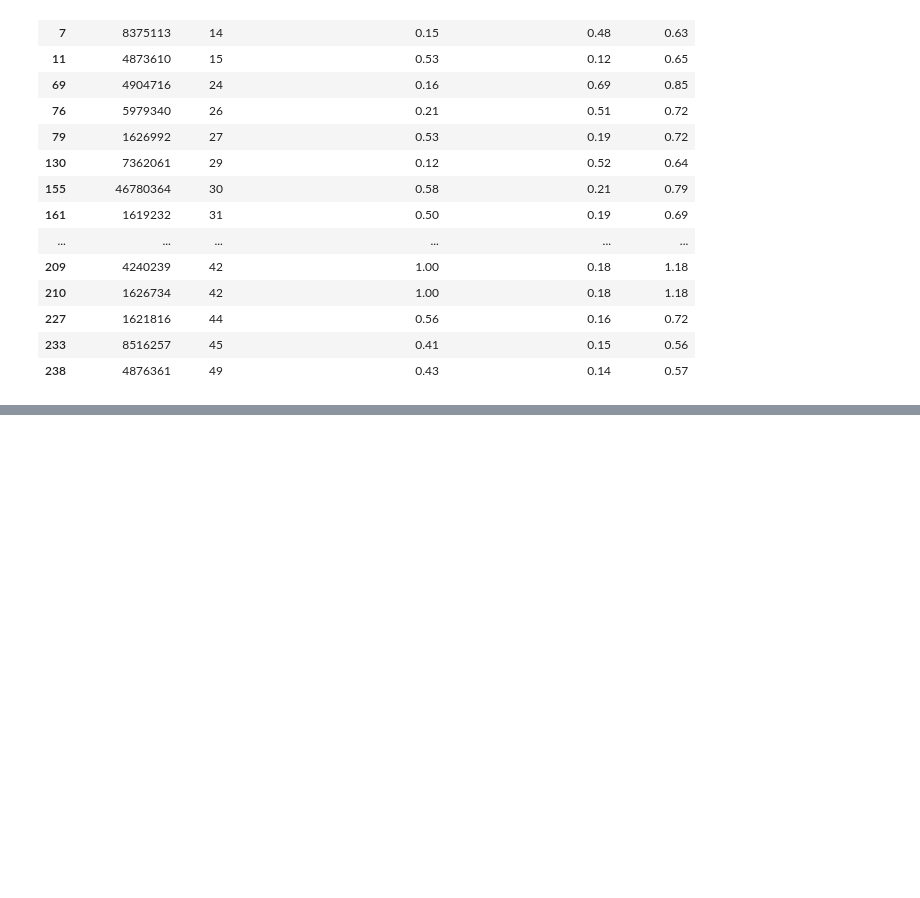
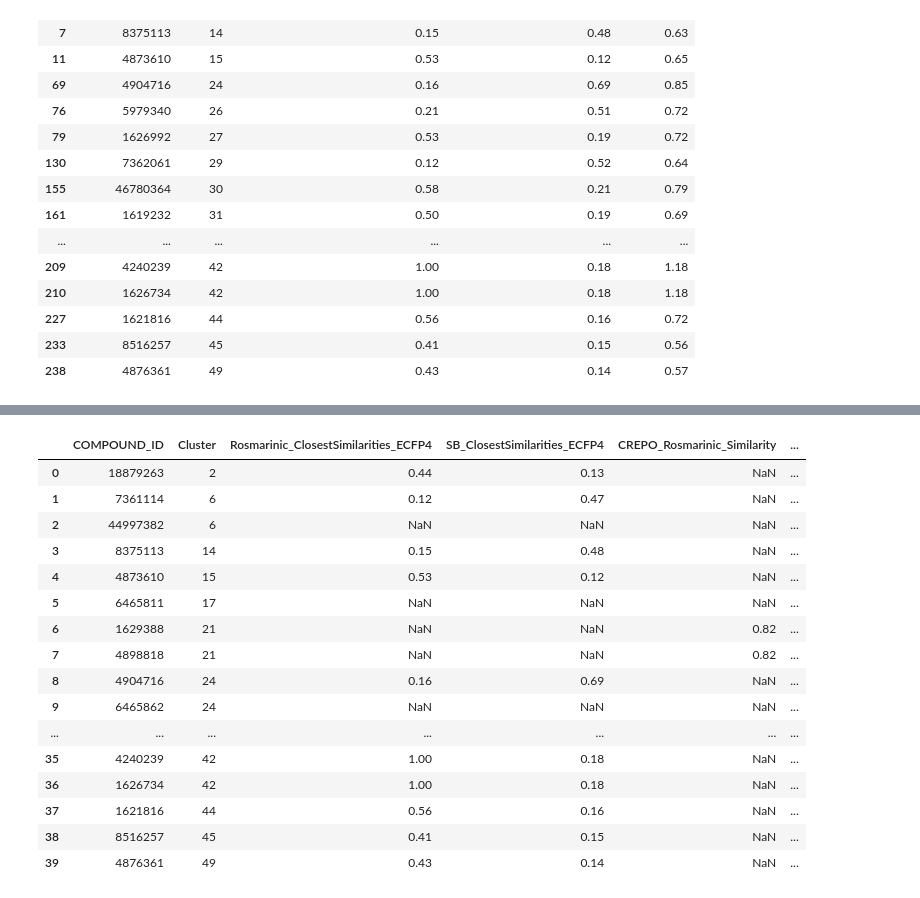
Before and after one commit to DavidToledano/Complement-Factor-Inhibitors-Data-Analysis, a Jupyter notebook: Jupyter Notebooks/Candidates in terms of CutOff - ECFP4 processing.ipynb, the cells around one changed output, grey strips where cells are left out. Drawn from its saved outputs; the diff is of its cells as text; code cells hidden in the pictures; blank space fills up the shorter version.

```diff
--- a/Jupyter Notebooks/Candidates in terms of CutOff - ECFP4 processing.ipynb
+++ b/Jupyter Notebooks/Candidates in terms of CutOff - ECFP4 processing.ipynb
@@ -161,0 +264,22 @@ new_df
+# %%
+df_final = df_clust_cand[['COMPOUND_ID', 'Cluster', 'Rosmarinic_ClosestSimilarities_ECFP4', 'SB_ClosestSimilarities_ECFP4','CREPO_Rosmarinic_Similarity','CREPO_SB_Similarity' ]]
+# %%
+df_final
+# %% [output]
+|  | COMPOUND_ID | Cluster | Rosmarinic_ClosestSimilarities_ECFP4 | SB_ClosestSimilarities_ECFP4 | CREPO_Rosmarinic_Similarity | ... |
+| 0 | 18879263 | 2 | 0.44 | 0.13 | NaN | ... |
+| 1 | 7361114 | 6 | 0.12 | 0.47 | NaN | ... |
+| 2 | 44997382 | 6 | NaN | NaN | NaN | ... |
+| 3 | 8375113 | 14 | 0.15 | 0.48 | NaN | ... |
+| 4 | 4873610 | 15 | 0.53 | 0.12 | NaN | ... |
+| 5 | 6465811 | 17 | NaN | NaN | NaN | ... |
+| 6 | 1629388 | 21 | NaN | NaN | 0.82 | ... |
+| 7 | 4898818 | 21 | NaN | NaN | 0.82 | ... |
+| 8 | 4904716 | 24 | 0.16 | 0.69 | NaN | ... |
+| 9 | 6465862 | 24 | NaN | NaN | NaN | ... |
+| ... | ... | ... | ... | ... | ... | ... |
+| 35 | 4240239 | 42 | 1.00 | 0.18 | NaN | ... |
+| 36 | 1626734 | 42 | 1.00 | 0.18 | NaN | ... |
+| 37 | 1621816 | 44 | 0.56 | 0.16 | NaN | ... |
+| 38 | 8516257 | 45 | 0.41 | 0.15 | NaN | ... |
+| 39 | 4876361 | 49 | 0.43 | 0.14 | NaN | ... |
```
Also changed, not shown: parts of 10 cells of this notebook, 1 other file.
